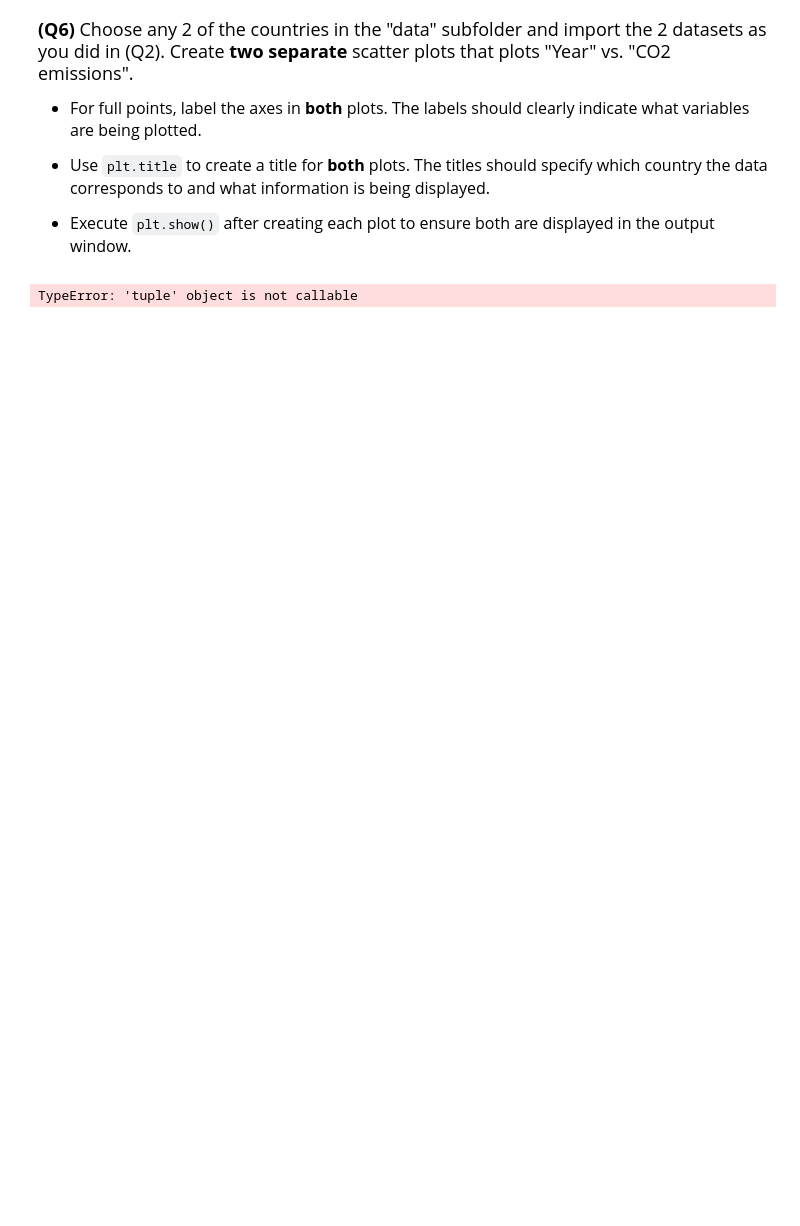
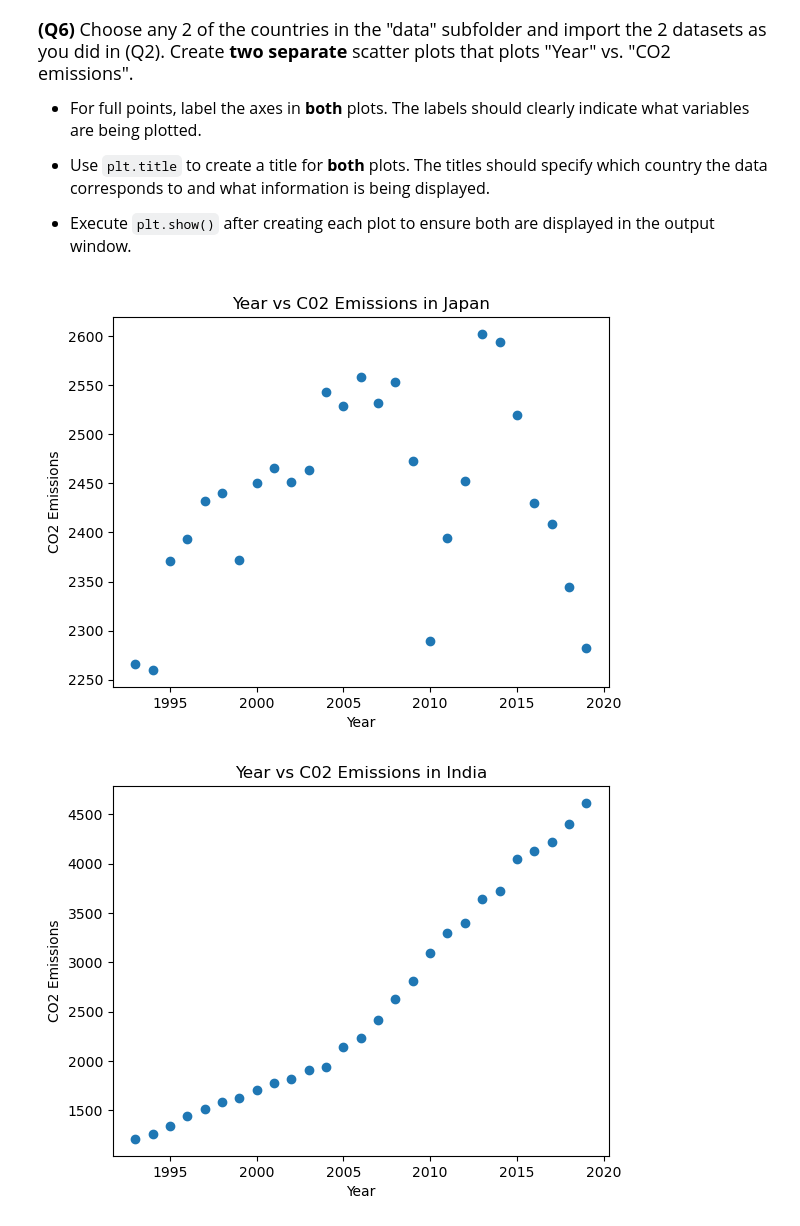
Before and after one commit to Sammy-Paradise/datasci151spring2026, a Jupyter notebook: _assignments/assignment_2/Assignment2.ipynb, the cells around one changed output. Drawn from its saved outputs; the diff is of its cells as text; code cells hidden in the pictures; blank space fills up the shorter version.

```diff
--- a/_assignments/assignment_2/Assignment2.ipynb
+++ b/_assignments/assignment_2/Assignment2.ipynb
@@ -170,18 +170,20 @@ TypeError: 'tuple' object is not callable
 # %%
 # Write your answer
 japan_emissions = pd.read_csv("data/japan_emission.csv")
 india_emissions = pd.read_csv("data/india_emission.csv")
 
 plt.scatter(japan_emissions["Year"], japan_emissions["CO2_emission"])
 plt.title("Year vs C02 Emissions in Japan")
 plt.xlabel("Year")
 plt.ylabel("CO2 Emissions")
 
+plt.figure()
 plt.scatter(india_emissions["Year"], india_emissions["CO2_emission"])
 plt.title("Year vs C02 Emissions in India")
 plt.xlabel("Year")
 plt.ylabel("CO2 Emissions")
 
 plt.show()
 # %% [output]
-TypeError: 'tuple' object is not callable
+[figure, added]
+[figure, added]
```
Also changed, not shown: parts of 1 cell of this notebook.
